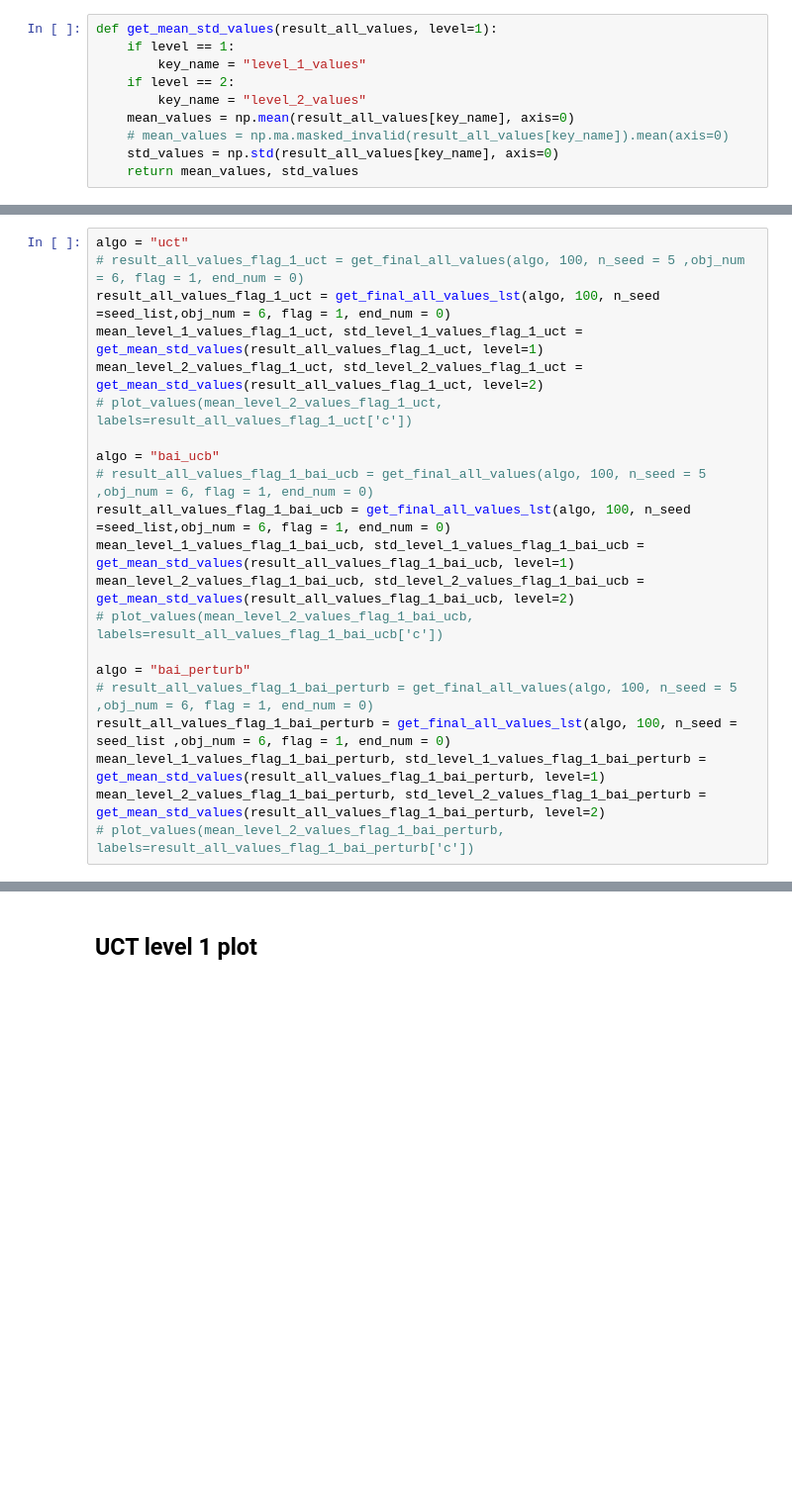
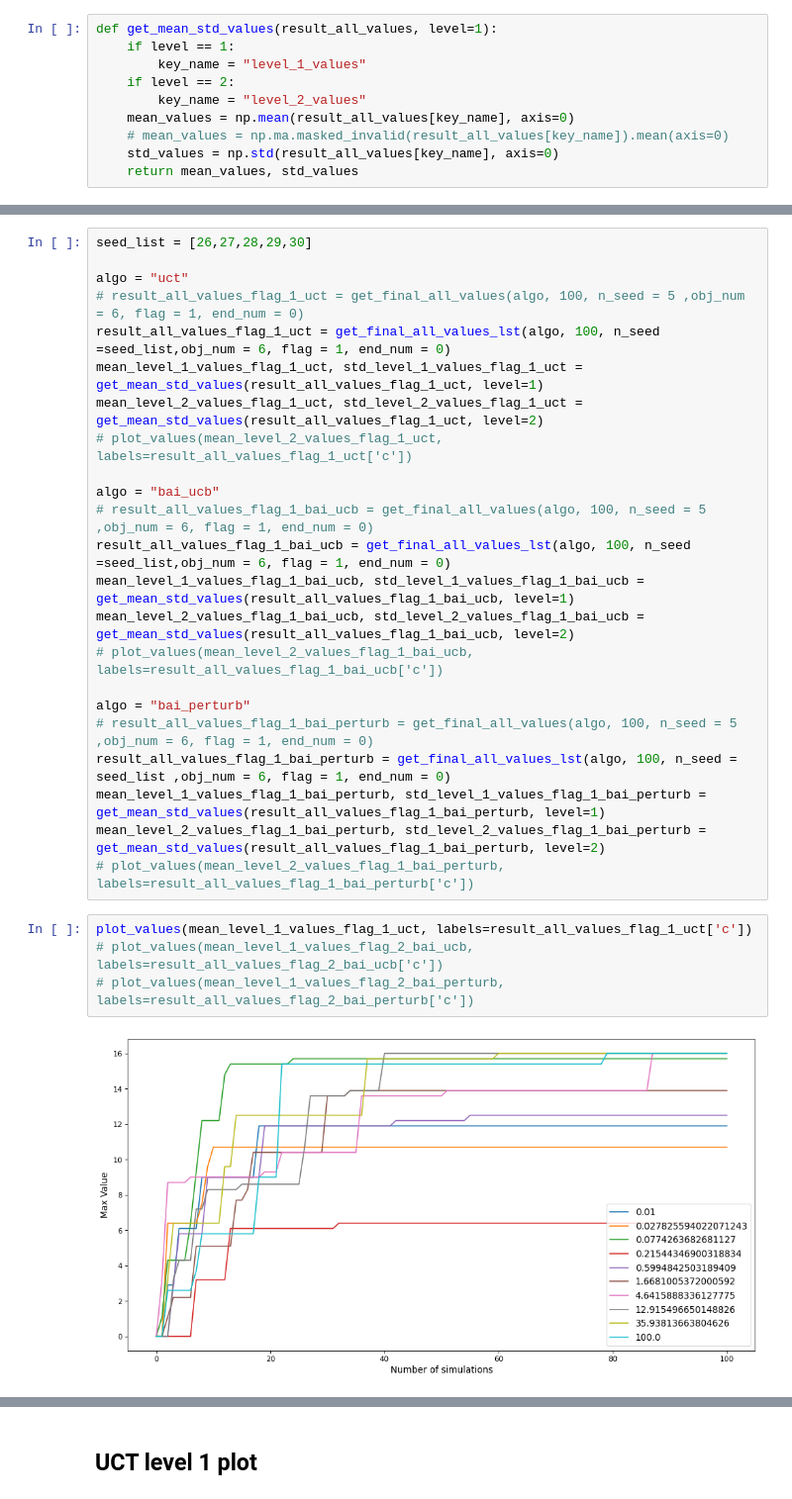
Before and after one commit to juju0111/pytamp, a Jupyter notebook: results/benchmark3/benchmark3_rearr_level_2.ipynb, the cells around one changed output, grey strips where cells are left out. Shown at 99% size. Cells and saved outputs as stored; diff of their text form; blank space fills up the shorter version.

```diff
--- a/results/benchmark3/benchmark3_rearr_level_2.ipynb
+++ b/results/benchmark3/benchmark3_rearr_level_2.ipynb
@@ -261,4 +281,6 @@ plot_values(mean_level_1_values_flag_2_uct, labels=result_all_values_flag_2_uct[
 # %%
+seed_list = [26,27,28,29,30]
+
 algo = "uct"
 # result_all_values_flag_1_uct = get_final_all_values(algo, 100, n_seed = 5 ,obj_num = 6, flag = 1, end_num = 0)
 result_all_values_flag_1_uct = get_final_all_values_lst(algo, 100, n_seed =seed_list,obj_num = 6, flag = 1, end_num = 0)
@@ -279,4 +301,10 @@ result_all_values_flag_1_bai_perturb = get_final_all_values_lst(algo, 100, n_see
 mean_level_1_values_flag_1_bai_perturb, std_level_1_values_flag_1_bai_perturb = get_mean_std_values(result_all_values_flag_1_bai_perturb, level=1)
 mean_level_2_values_flag_1_bai_perturb, std_level_2_values_flag_1_bai_perturb = get_mean_std_values(result_all_values_flag_1_bai_perturb, level=2)
 # plot_values(mean_level_2_values_flag_1_bai_perturb, labels=result_all_values_flag_1_bai_perturb['c'])
+# %%
+plot_values(mean_level_1_values_flag_1_uct, labels=result_all_values_flag_1_uct['c'])
+# plot_values(mean_level_1_values_flag_2_bai_ucb, labels=result_all_values_flag_2_bai_ucb['c'])
+# plot_values(mean_level_1_values_flag_2_bai_perturb, labels=result_all_values_flag_2_bai_perturb['c'])
+# %% [output]
+[figure, added]
 # %%
```
Also changed, not shown: parts of 8 cells of this notebook, 6 other files.
